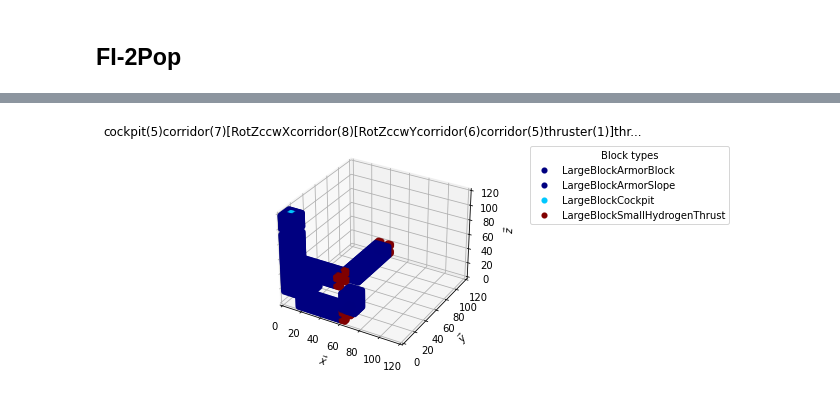
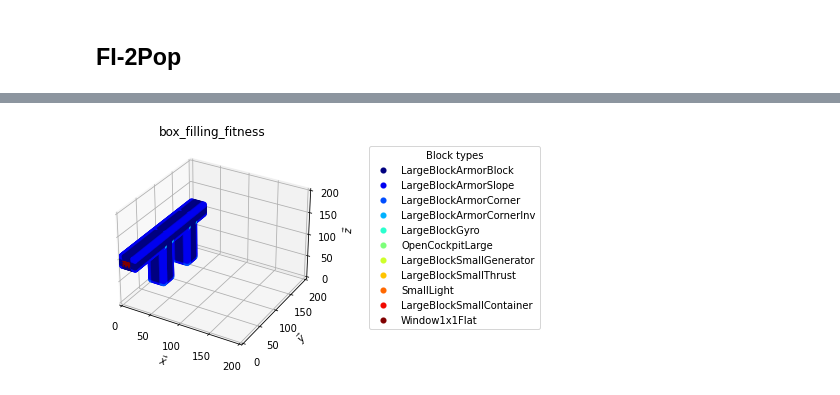
Before and after one commit to arayabrain/space-engineers-ai-spaceship-generator, a Jupyter notebook: l-system/fi2pop-demo.ipynb, the cells around one changed output, grey strips where cells are left out. Drawn from its saved outputs; the diff is of its cells as text; code cells hidden in the pictures.

```diff
--- a/l-system/fi2pop-demo.ipynb
+++ b/l-system/fi2pop-demo.ipynb
@@ -137,12 +149,18 @@ wopc = ConstraintHandler(
 # %%
 lsystem = LSystem(
-    hl_solver=hl_solver, ll_solver=ll_solver
+    hl_solver=hl_solver, ll_solver=ll_solver, names=['HeadModule', 'BodyModule', 'TailModule']
 )
 # %%
-lsystem.add_hl_constraint(c=rcc)
-lsystem.add_hl_constraint(c=nic)
+lsystem.add_hl_constraints(cs=[
+    [nic, rcc1],
+    [nic, rcc2],
+    [nic, rcc3]
+])
 
-lsystem.add_ll_constraint(c=sc)
-lsystem.add_ll_constraint(c=wopc)
+lsystem.add_ll_constraints(cs=[
+    [sc],
+    [sc],
+    [sc]
+])
 # %% [markdown]
 ## FI-2Pop
@@ -365,0 +167,19 @@ print(max(f_fitnesses), min(i_fitnesses))
+# %%
+from pcgsepy.evo.fitness import box_filling_fitness
+from pcgsepy.fi2pop.fi2pop import FI2PopSolver
+from pcgsepy.config import N_GENS
+
+fitnesses = [box_filling_fitness]
+
+solver = FI2PopSolver(feasible_fitnesses=fitnesses,
+                      lsystem=lsystem)
+
+f_pop, i_pop, f_fitnesses, i_fitnesses = solver.initialize()
+
+f_pop, i_pop, f_fitnesses, i_fitnesses = solver.fi2pop(f_pop=f_pop,
+                                                       i_pop=i_pop,
+                                                       f_fitnesses=f_fitnesses,
+                                                       i_fitnesses=i_fitnesses,
+                                                       n_iter=N_GENS)
+
+solver.plot_trackings(title='Test fitnesses')
@@ -366,25 +191,25 @@ print(max(f_fitnesses), min(i_fitnesses))
 # %%
 from pcgsepy.lsystem.structure_maker import LLStructureMaker
 from pcgsepy.common.vecs import Orientation
 from pcgsepy.structure import Structure
 
 hl_axiom = f_pop[f_fitnesses.index(max(f_fitnesses))]
-ml_axiom = lsystem.hlsolver.translator.transform(axiom=hl_axiom)
-ll_axiom = lsystem.llsolver.solve(axiom=ml_axiom,
+ml_axiom = lsystem.hl_solver.translator.transform(axiom=hl_axiom)
+ll_axiom = lsystem.ll_solver.solve(axiom=ml_axiom,
                                   iterations=1,
                                   axioms_per_iteration=1,
                                   check_sat=False)[0]
 
 base_position, orientation_forward, orientation_up = Vec.v3i(
             0, 0, 0), Orientation.FORWARD.value, Orientation.UP.value
 structure = Structure(origin=base_position,
                       orientation_forward=orientation_forward,
                       orientation_up=orientation_up)
 structure = LLStructureMaker(
-    atoms_alphabet=lsystem.llsolver.atoms_alphabet,
+    atoms_alphabet=lsystem.ll_solver.atoms_alphabet,
     position=base_position).fill_structure(structure=structure,
                                            axiom=ll_axiom)
 structure.sanify()
-structure.show(title=hl_axiom)
+structure.show(title=' + '.join([f.__name__ for f in fitnesses]))
 # %% [output]
-[figure, old version]
+[figure, new version]
```
Also changed, not shown: parts of 15 cells of this notebook, 9 other files.
